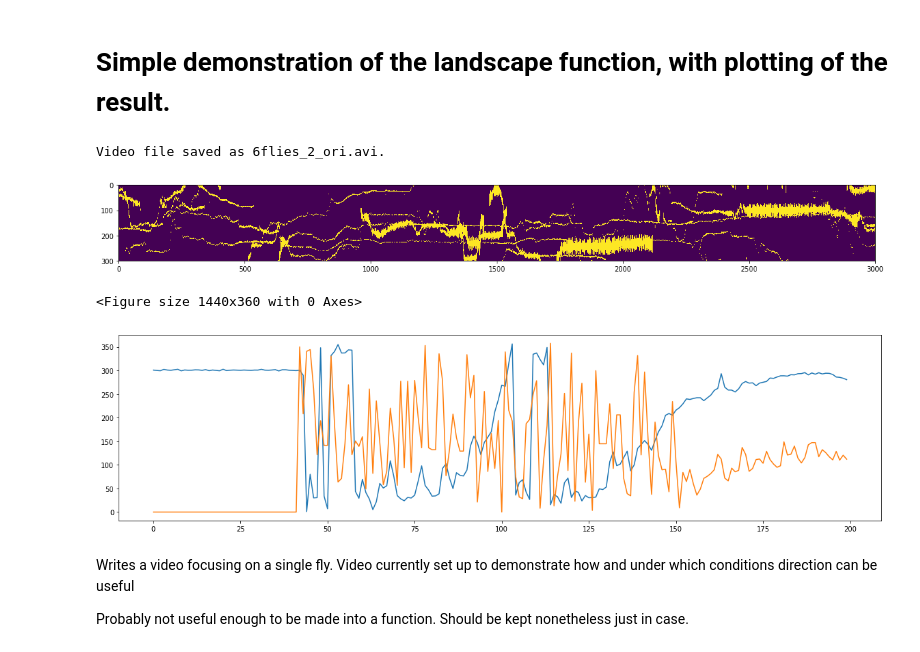
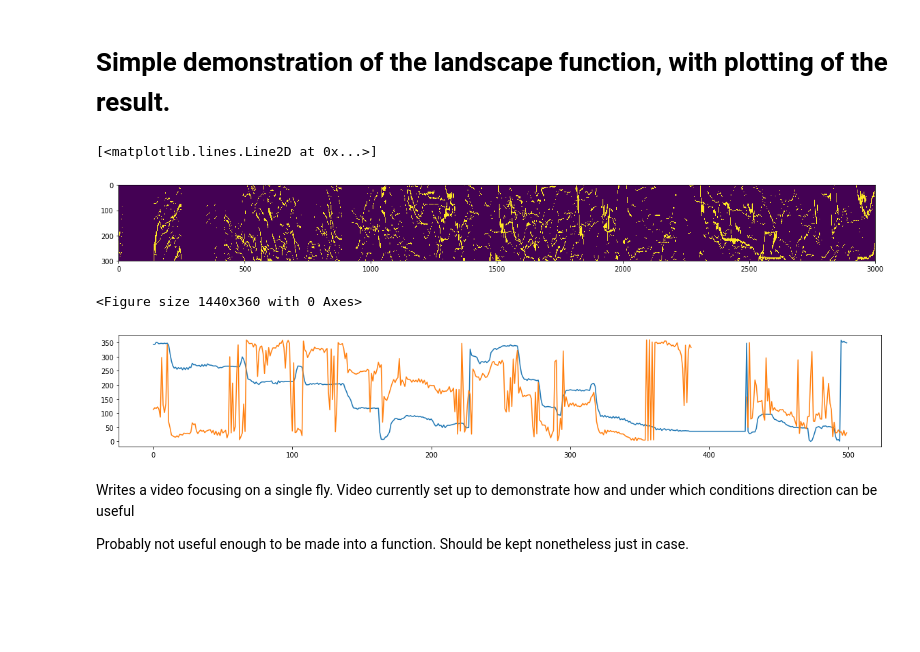
Before and after one commit to StrepsipZerg/flyDtracker, a Jupyter notebook: testing.ipynb, the cells around one changed output. Drawn from its saved outputs; the diff is of its cells as text; code cells hidden in the pictures; blank space fills up the shorter version.

```diff
--- a/testing.ipynb
+++ b/testing.ipynb
@@ -69,33 +71,33 @@ time elapsed : 7.0min and 33sec
 # %%
 #Defining landscape function.
 #For a specific fly, should output what the fly sees as stimilus for every frames.
 
     #Convert everything into a simple matrix of occupied pixels
 
-stack = flyD.get_ori_pickle('6flies_1')
+stack = flyD.get_ori_pickle('t4t5')
 
 identity = 5
 hue = flyD.landscape(stack, identity)
 
 #fig, ax_meanposmap = plt.subplots(figsize=(200,20))
 #ax_meanposmap.imshow(X=hue[:1000,])
 
 time_range = range(3000)
 
 hue_trans = np.transpose(hue)
 fig, ax_meanposmap = plt.subplots(figsize=(20,200))
 ax_meanposmap.imshow(X=hue_trans[...,time_range])
 plt.figure(figsize=(20,5))
 
 plt.figure(figsize=(20,3))
 #plt.plot(fly_correc.orientations)
-plt.plot(stack[identity].orientations[:200])
-plt.plot(stack[identity].directions[:200])
+plt.plot(stack[identity].orientations[500:1000])
+plt.plot(stack[identity].directions[500:1000])
 # %% [output]
-Video file saved as 6flies_2_ori.avi.
+[<matplotlib.lines.Line2D at 0x...>]
-[figure, old version]
+[figure, new version]
 <Figure size 1440x360 with 0 Axes>
-[figure, old version]
+[figure, new version]
 # %% [markdown]
 Writes a video focusing on a single fly. Video currently set up to demonstrate how and under which conditions direction can be useful
 
```
Also changed, not shown: parts of 7 cells of this notebook, 1 other file.
